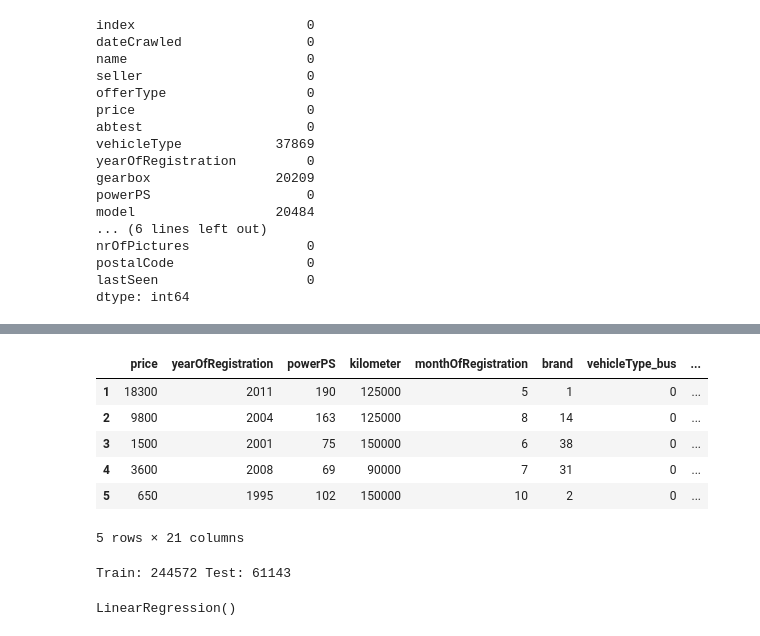
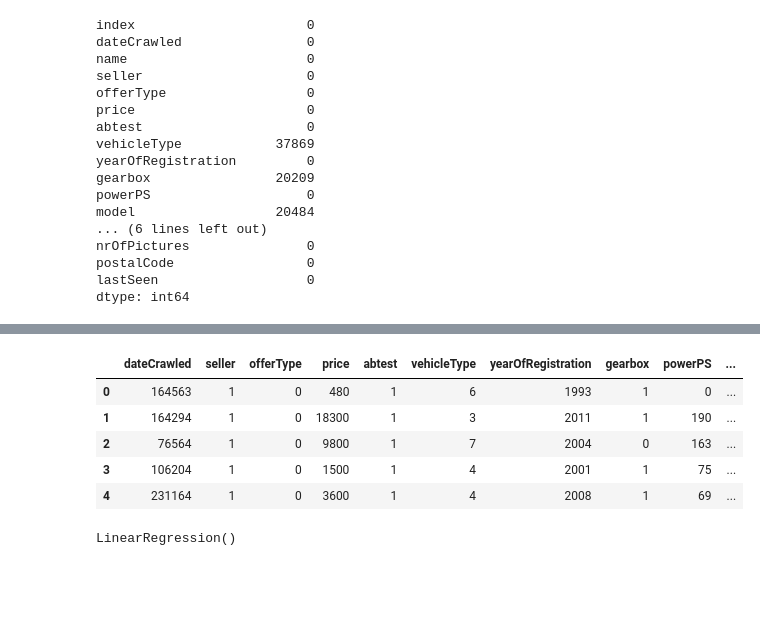
Before and after one commit to davronbek-malikov/MLFoundation, a Jupyter notebook: Sherzod_dev/12-dars/Colab_시작하기.ipynb, the cells around one changed output, grey strips where cells are left out. Saved outputs shown, nothing was run; the diff lists cells and outputs as text; code cells hidden in the pictures; blank space fills up the shorter version.

```diff
--- a/Sherzod_dev/12-dars/fina.ipynb
+++ b/Sherzod_dev/12-dars/Colab_시작하기.ipynb
@@ -72,33 +91,27 @@ df.head()
 # %%
-# keraksiz koldan tashlab yuborish
-df.drop([
-    'name', 'index', 'dateCrawled', 'dateCreated', 'lastSeen',
-    'nrOfPictures', 'postalCode', 'seller', 'offerType', 'abtest'
-], axis=1, inplace=True)
+# Drop 필요 없는 거는 id, name, car_name, index
+df.drop([ 'name', 'index'], axis = 1, inplace = True)
-# %%
-
-df = df[(df['price'] >= 500) & (df['price'] <= 200_000)]
-
-df = df[(df['powerPS'] > 0) & (df['powerPS'] <= 600)]
-# %%
-# Encoding: 범주형 → One-Hot (get_dummies), brand는 레이블 (컬럼 수 폭발 방지)
-from sklearn.preprocessing import LabelEncoder
-
-df = df.drop(columns=['model'], errors='ignore')
-
-cat_onehot = ['vehicleType', 'gearbox', 'fuelType', 'notRepairedDamage']
-df = pd.get_dummies(df, columns=cat_onehot, dtype=int, drop_first=True)
-
-le_brand = LabelEncoder()
-df['brand'] = le_brand.fit_transform(df['brand'].astype(str))
-
-df.head()
-# %% [output]
-|  | price | yearOfRegistration | powerPS | kilometer | monthOfRegistration | brand | vehicleType_bus | ... |
-| 1 | 18300 | 2011 | 190 | 125000 | 5 | 1 | 0 | ... |
-| 2 | 9800 | 2004 | 163 | 125000 | 8 | 14 | 0 | ... |
-| 3 | 1500 | 2001 | 75 | 150000 | 6 | 38 | 0 | ... |
-| 4 | 3600 | 2008 | 69 | 90000 | 7 | 31 | 0 | ... |
-| 5 | 650 | 1995 | 102 | 150000 | 10 | 2 | 0 | ... |
-5 rows × 21 columns
+# %%
+# Encoding
+
+from sklearn.preprocessing import LabelEncoder
+
+encoder = LabelEncoder()
+
+for col in df.columns:
+  if df[col].dtype == "object":
+    if df[col].dtype == "object":
+      if df[col].nunique() == 5:
+        dummies = pd.get_dummies(df[col], prefix = col, dtype = int)
+        df = pd.concat([df, dummies], axis = 1)
+      else:
+        df[col] = encoder.fit_transform(df[col])
+df.head()
+# %% [output]
+|  | dateCrawled | seller | offerType | price | abtest | vehicleType | yearOfRegistration | gearbox | powerPS | ... |
+| 0 | 164563 | 1 | 0 | 480 | 1 | 6 | 1993 | 1 | 0 | ... |
+| 1 | 164294 | 1 | 0 | 18300 | 1 | 3 | 2011 | 1 | 190 | ... |
+| 2 | 76564 | 1 | 0 | 9800 | 1 | 7 | 2004 | 0 | 163 | ... |
+| 3 | 106204 | 1 | 0 | 1500 | 1 | 4 | 2001 | 1 | 75 | ... |
+| 4 | 231164 | 1 | 0 | 3600 | 1 | 4 | 2008 | 1 | 69 | ... |
 # %%
@@ -121,8 +131,3 @@ X_test = scaler.transform(X_test)
-# %%
-
-print("Train:", X_train.shape[0], "Test:", X_test.shape[0])
-# %% [output]
-Train: 244572 Test: 61143
 # %%
 from sklearn.linear_model import LinearRegression
 
```
Also changed, not shown: parts of 9 cells of this notebook, 2 other files.
